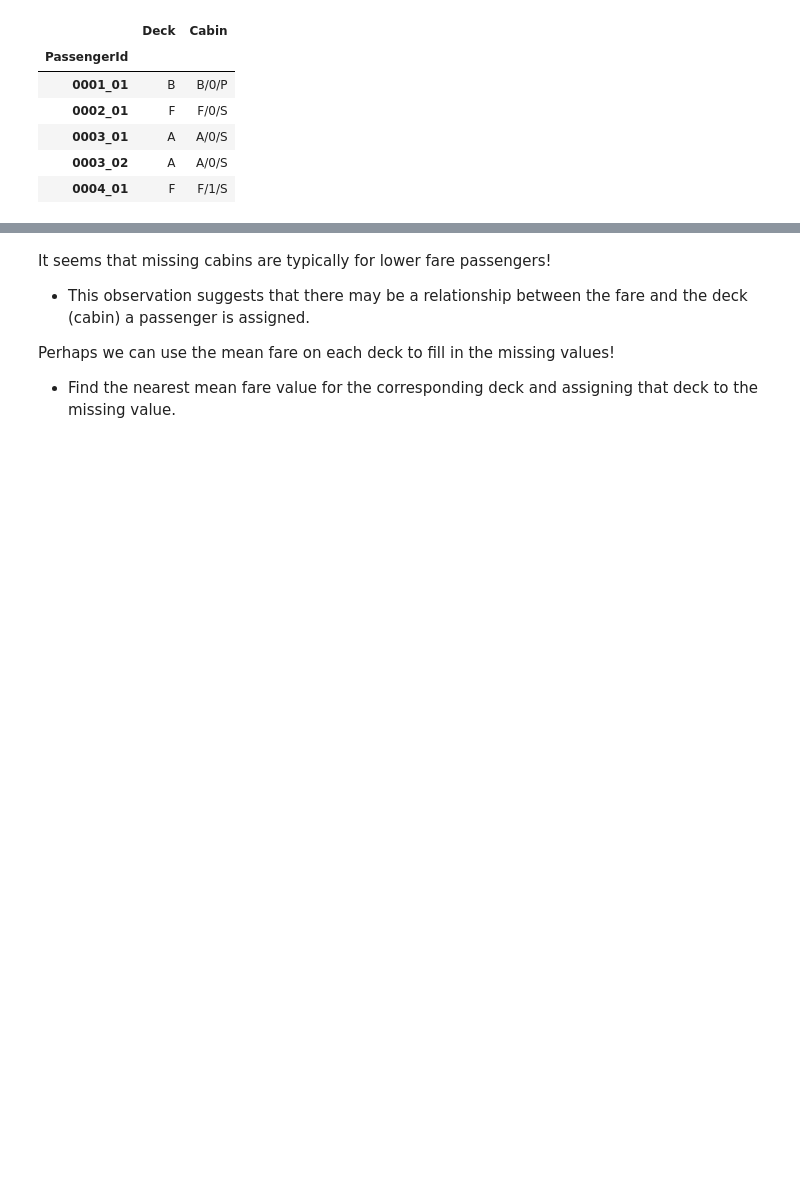
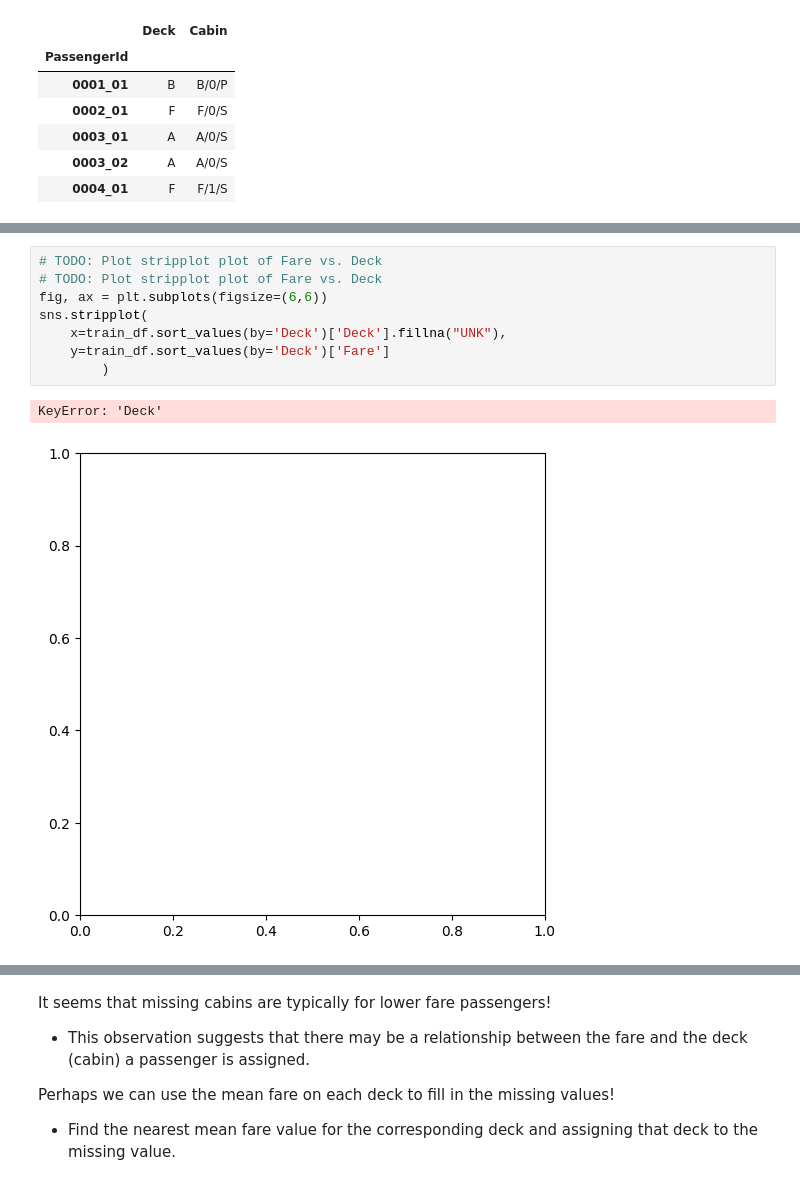
Before and after one commit to kdafrose/ensf-444, a Jupyter notebook: lab-5/Lab-5-Preprocessing-and-feature-engineering.ipynb, the cells around one changed output, grey strips where cells are left out. Cells and saved outputs as stored; diff of their text form; blank space fills up the shorter version.

```diff
--- a/lab-5/Lab-5-Preprocessing-and-feature-engineering.ipynb
+++ b/lab-5/Lab-5-Preprocessing-and-feature-engineering.ipynb
@@ -860,0 +857,11 @@ sns.stripplot(
+# %%
+# TODO: Plot stripplot plot of Fare vs. Deck
+# TODO: Plot stripplot plot of Fare vs. Deck
+fig, ax = plt.subplots(figsize=(6,6))
+sns.stripplot(
+    x=train_df.sort_values(by='Deck')['Deck'].fillna("UNK"),
+    y=train_df.sort_values(by='Deck')['Fare']
+        )
+# %% [output]
+KeyError: 'Deck'
+[figure, added]
```
Also changed, not shown: parts of 8 cells of this notebook, 2 other files.
